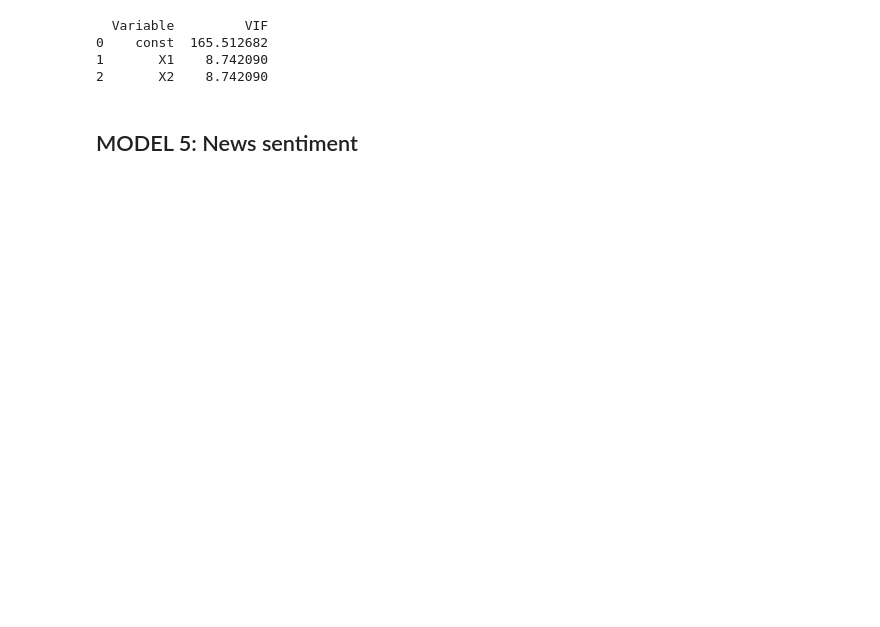
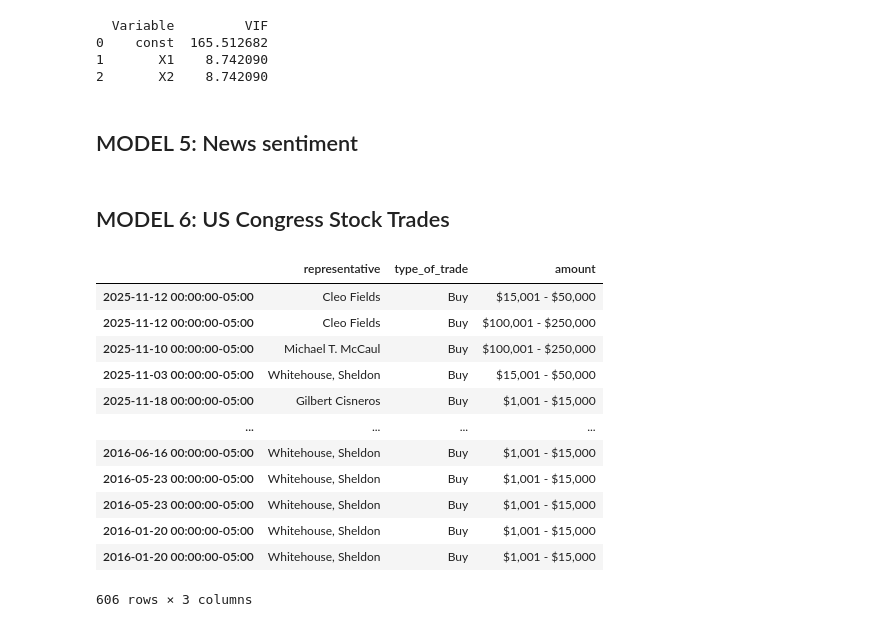
Before and after one commit to R1B0PR07008/School-Public, a Jupyter notebook: Extended Essay/Clean_data.ipynb, the cells around one changed output. Drawn from its saved outputs; the diff is of its cells as text; code cells hidden in the pictures; blank space fills up the shorter version.

```diff
--- a/Extended Essay/Clean_data.ipynb
+++ b/Extended Essay/Clean_data.ipynb
@@ -542,3 +540,23 @@ VIF_test(data4)
 2       X2    8.742090
 # %% [markdown]
 ## MODEL 5: News sentiment
+# %% [markdown]
+## MODEL 6: US Congress Stock Trades
+# %%
+from congress_trades_parse import congress_trades
+
+congress_trades
+# %% [output]
+|  | representative | type_of_trade | amount |
+| 2025-11-12 00:00:00-05:00 | Cleo Fields | Buy | $15,001 - $50,000 |
+| 2025-11-12 00:00:00-05:00 | Cleo Fields | Buy | $100,001 - $250,000 |
+| 2025-11-10 00:00:00-05:00 | Michael T. McCaul | Buy | $100,001 - $250,000 |
+| 2025-11-03 00:00:00-05:00 | Whitehouse, Sheldon | Buy | $15,001 - $50,000 |
+| 2025-11-18 00:00:00-05:00 | Gilbert Cisneros | Buy | $1,001 - $15,000 |
+| ... | ... | ... | ... |
+| 2016-06-16 00:00:00-05:00 | Whitehouse, Sheldon | Buy | $1,001 - $15,000 |
+| 2016-05-23 00:00:00-05:00 | Whitehouse, Sheldon | Buy | $1,001 - $15,000 |
+| 2016-05-23 00:00:00-05:00 | Whitehouse, Sheldon | Buy | $1,001 - $15,000 |
+| 2016-01-20 00:00:00-05:00 | Whitehouse, Sheldon | Buy | $1,001 - $15,000 |
+| 2016-01-20 00:00:00-05:00 | Whitehouse, Sheldon | Buy | $1,001 - $15,000 |
+606 rows × 3 columns
```
Also changed, not shown: parts of 24 cells of this notebook, 20 other files.
